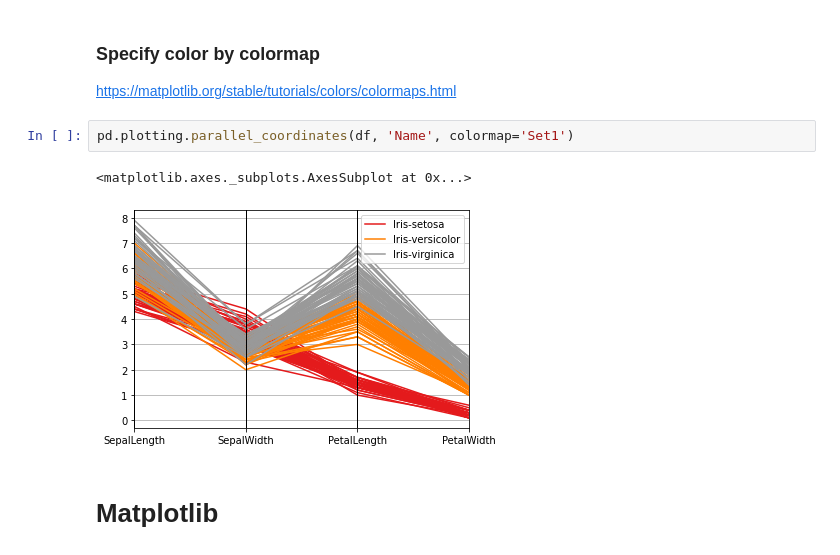
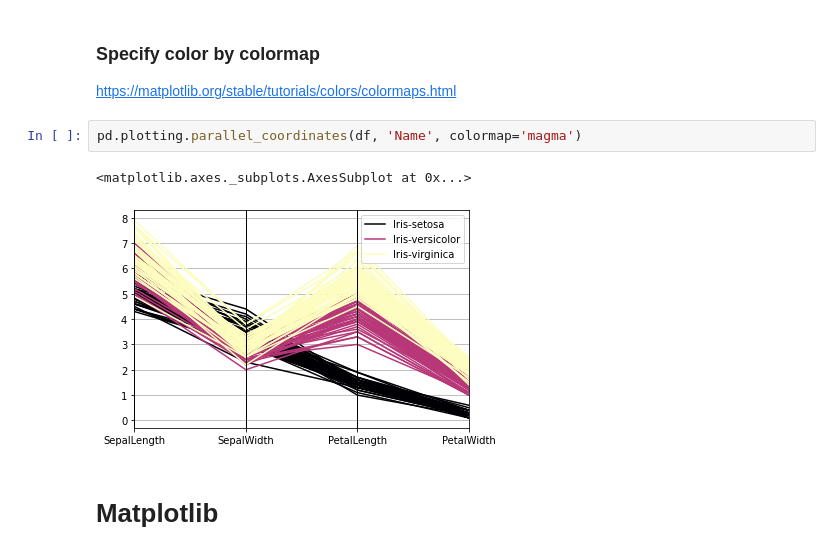
Before and after one commit to nxxk23/BasicProg_DataViz65, a Jupyter notebook: DataViz01_Table_Data.ipynb, the cells around one changed output. Drawn from its saved outputs; the diff is of its cells as text.

```diff
--- a/DataViz01_Table_Data.ipynb
+++ b/DataViz01_Table_Data.ipynb
@@ -78,10 +78,10 @@ pd.plotting.parallel_coordinates(df, 'Name', color=['#A73B24', '#000000', '#88B4
 ### Specify color by colormap
 https://matplotlib.org/stable/tutorials/colors/colormaps.html
 # %%
-pd.plotting.parallel_coordinates(df, 'Name', colormap='Set1')
+pd.plotting.parallel_coordinates(df, 'Name', colormap='magma')
 # %% [output]
 <matplotlib.axes._subplots.AxesSubplot at 0x...>
-[figure, old version]
+[figure, new version]
 # %% [markdown]
 # Matplotlib
 # %%
```
Also changed, not shown: parts of 8 cells of this notebook.
